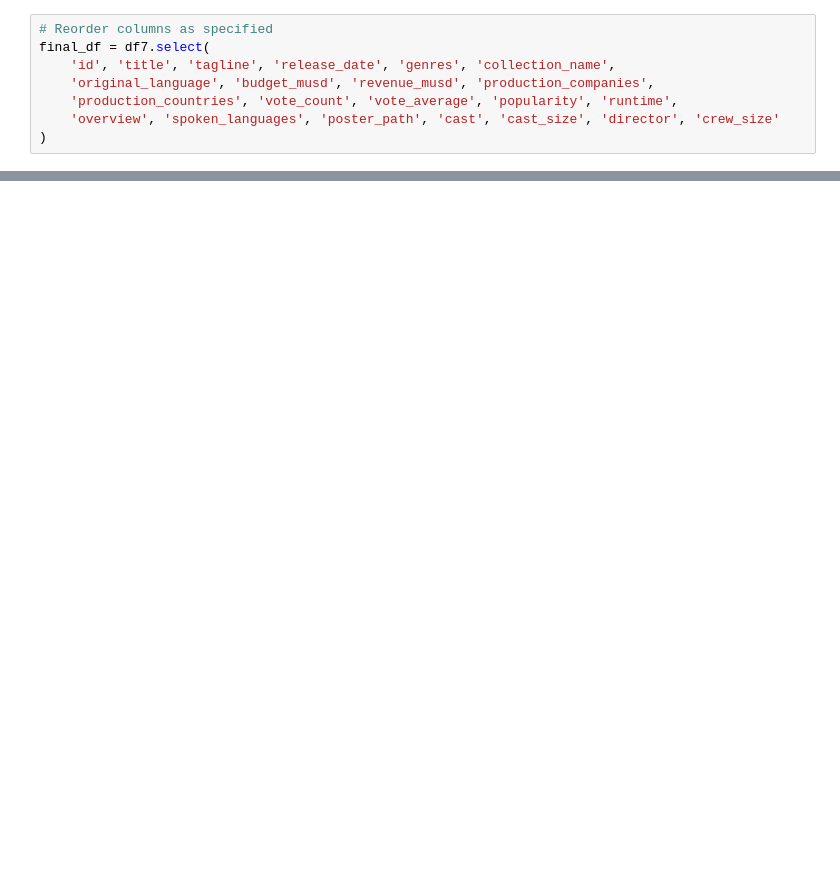
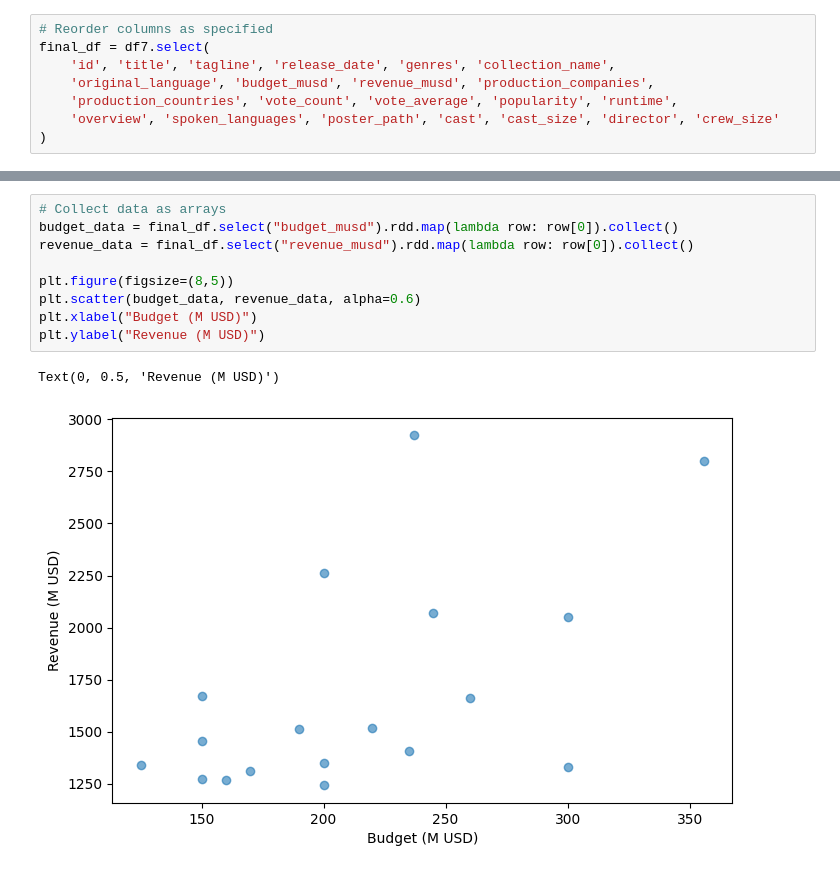
Before and after one commit to ignatus-anim/tmdb-spark-analytics, a Jupyter notebook: module4.ipynb, the cells around one changed output, grey strips where cells are left out. Drawn from its saved outputs; the diff is of its cells as text; blank space fills up the shorter version.

```diff
--- a/module4.ipynb
+++ b/module4.ipynb
@@ -580,0 +894,12 @@ only showing top 1 row
+# %%
+# Collect data as arrays
+budget_data = final_df.select("budget_musd").rdd.map(lambda row: row[0]).collect()
+revenue_data = final_df.select("revenue_musd").rdd.map(lambda row: row[0]).collect()
+
+plt.figure(figsize=(8,5))
+plt.scatter(budget_data, revenue_data, alpha=0.6)
+plt.xlabel("Budget (M USD)")
+plt.ylabel("Revenue (M USD)")
+# %% [output]
+Text(0, 0.5, 'Revenue (M USD)')
+[figure, added]
```
Also changed, not shown: parts of 18 cells of this notebook.
